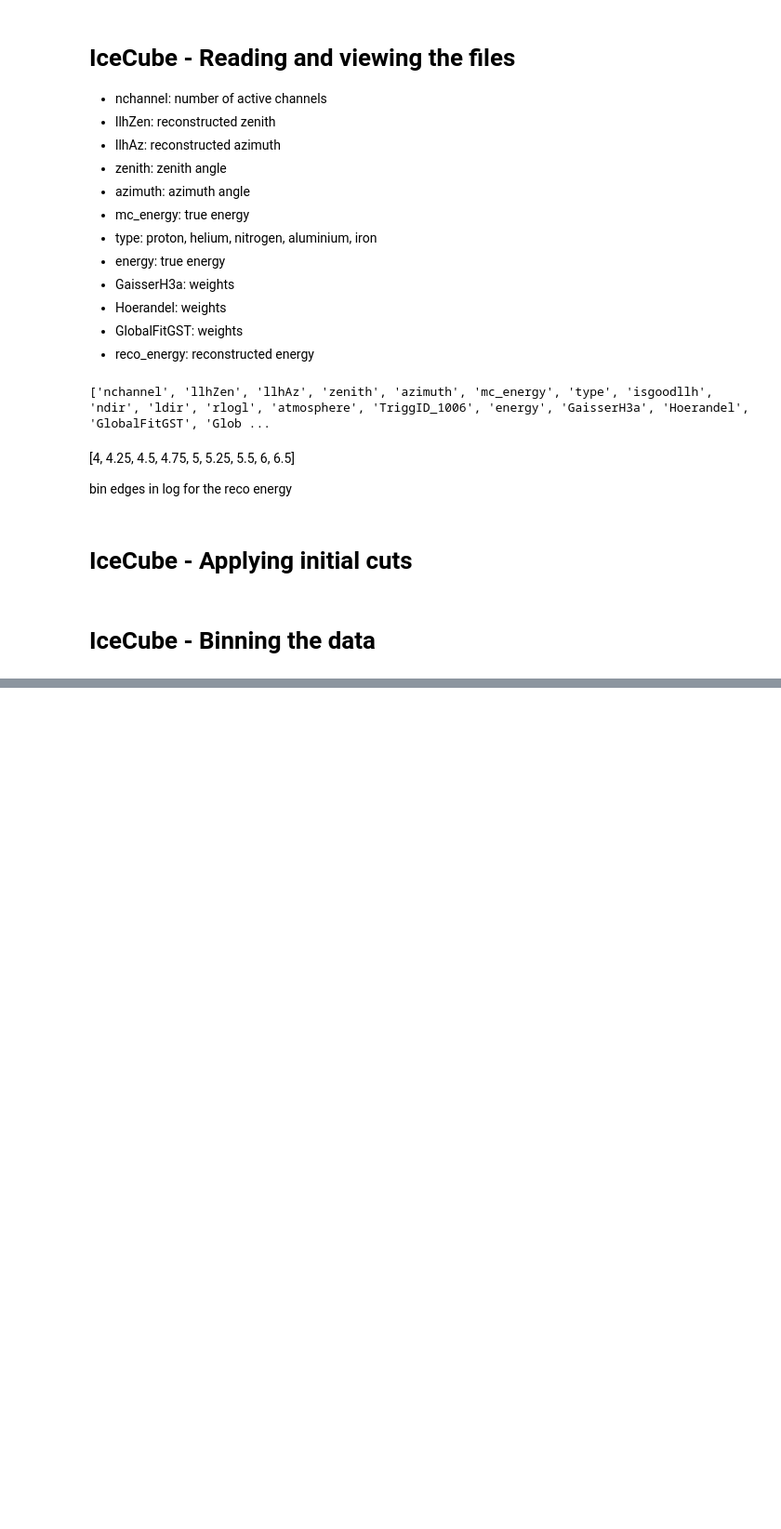
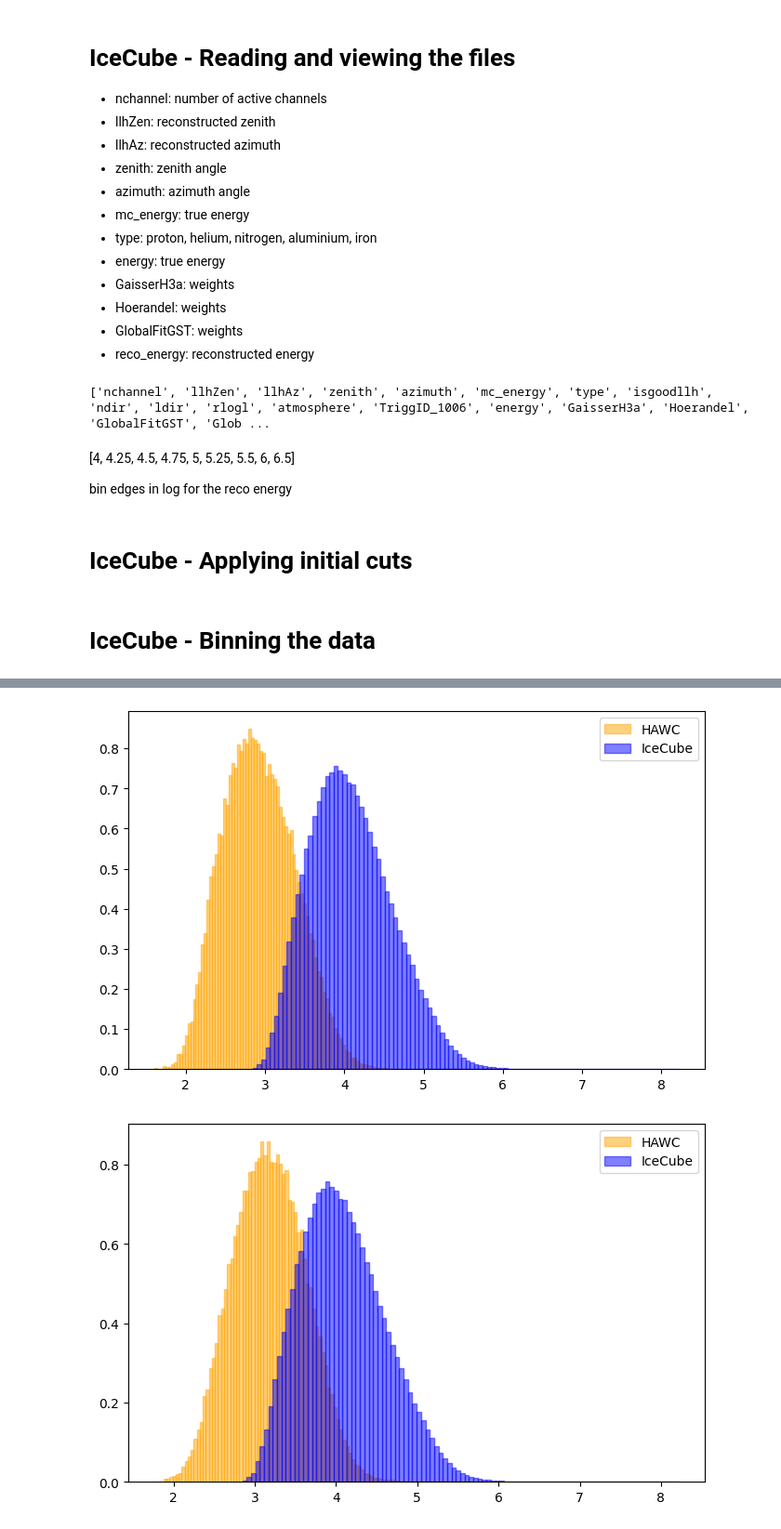
Before and after one commit to riyakore/WIPAC, a Jupyter notebook: HAWC_IceCube_Collab.ipynb, the cells around one changed output, grey strips where cells are left out. Shown at 93% size. Drawn from its saved outputs; the diff is of its cells as text; code cells hidden in the pictures; blank space fills up the shorter version.

```diff
--- a/HAWC_IceCube_Collab.ipynb
+++ b/HAWC_IceCube_Collab.ipynb
@@ -651,0 +465,20 @@ array([4.42289448, 4.5216279 , 4.63815641, ..., 4.31678152, 4.15810585,
+# %%
+#h3a
+icuts_h3a, mean_irid_h3a, mean_E_h3a, mean_L_h3a = get_best_cuts(valid_candidate_rid_h3a, valid_emin_h3a, valid_emax_h3a, mean_rid_h3a,
+                                                                valid_mean_E_h3a, valid_mean_L_h3a)
+# %%
+def icecube_cut_energy(icut, reco):
+    cut = np.logical_and(reco >= icut[0], reco < icut[1])
+    return cut
+# %%
+icecube_cuts_gsf = []
+
+for i in icuts_gsf:
+    cut = icecube_cut_energy(i, ireco_energy)
+    icecube_cuts_gsf.append(cut)
+# %%
+icecube_cuts_h3a = []
+
+for i in icuts_h3a:
+    cut = icecube_cut_energy(i, ireco_energy)
+    icecube_cuts_h3a.append(cut)
@@ -651,0 +536,12 @@ array([4.42289448, 4.5216279 , 4.63815641, ..., 4.31678152, 4.15810585,
+# %%
+colors = ["red", "blue", "orange", "green", "purple", "pink", "lime", "indigo", "gold", "yellowgreen", "peru", "rosybrown"]
+
+for i, j in zip(cuts, icecube_cuts_gsf):
+    plt.figure(figsize = (8,5))
+    plt.hist(log_true_E[i], bins = 100, weights = gsf[i], label = 'HAWC', alpha = 0.5, edgecolor = 'orange', color = 'orange', density = True)
+    plt.hist(ienergy[j], bins = 100, weights = weights_gsf[j], label = 'IceCube', alpha = 0.5, edgecolor = 'blue', color = 'blue', density = True)
+    plt.legend()
+    plt.show()
+# %% [output]
+[figure, added]
+[figure, added]
```
Also changed, not shown: parts of 31 cells of this notebook.
